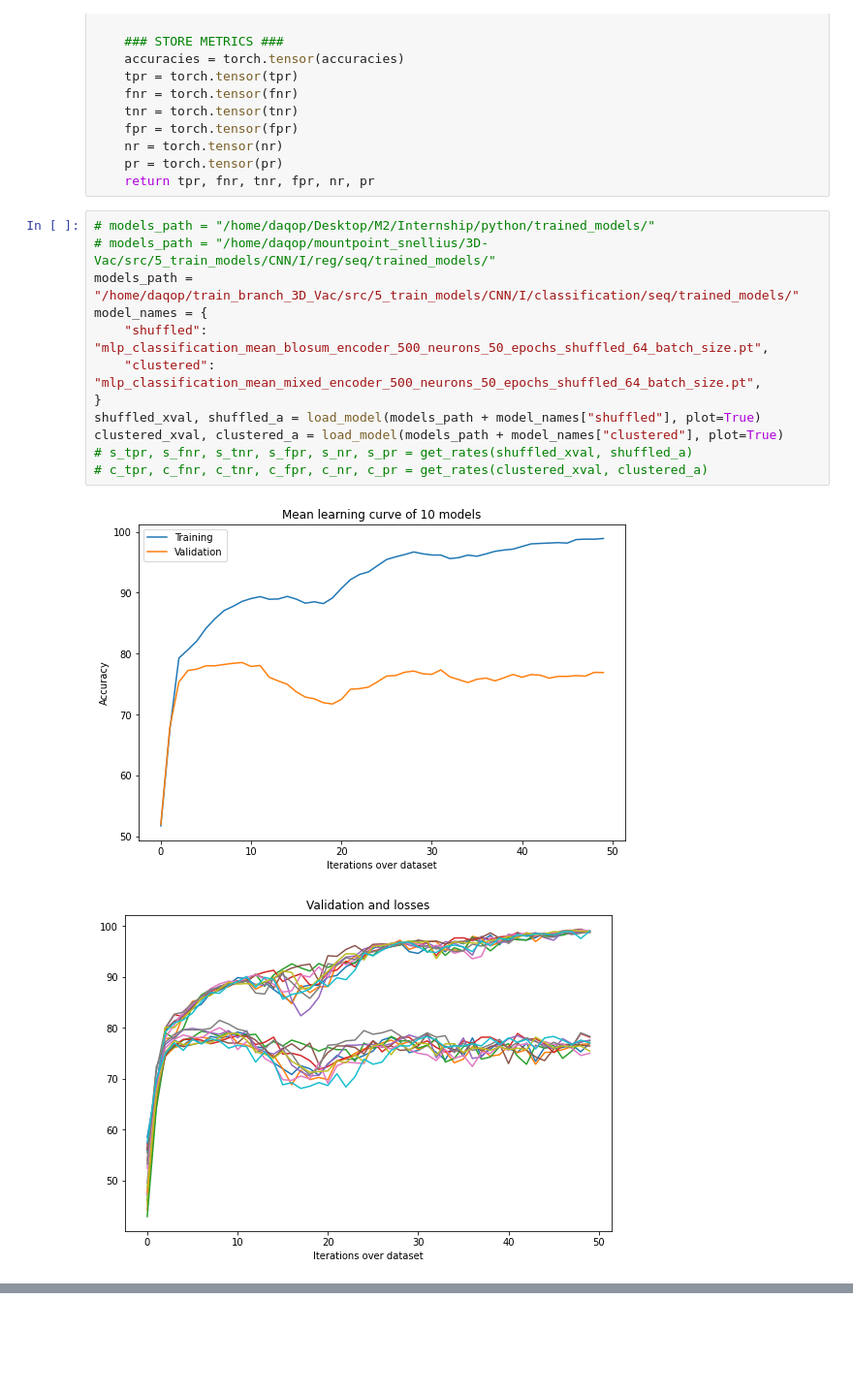
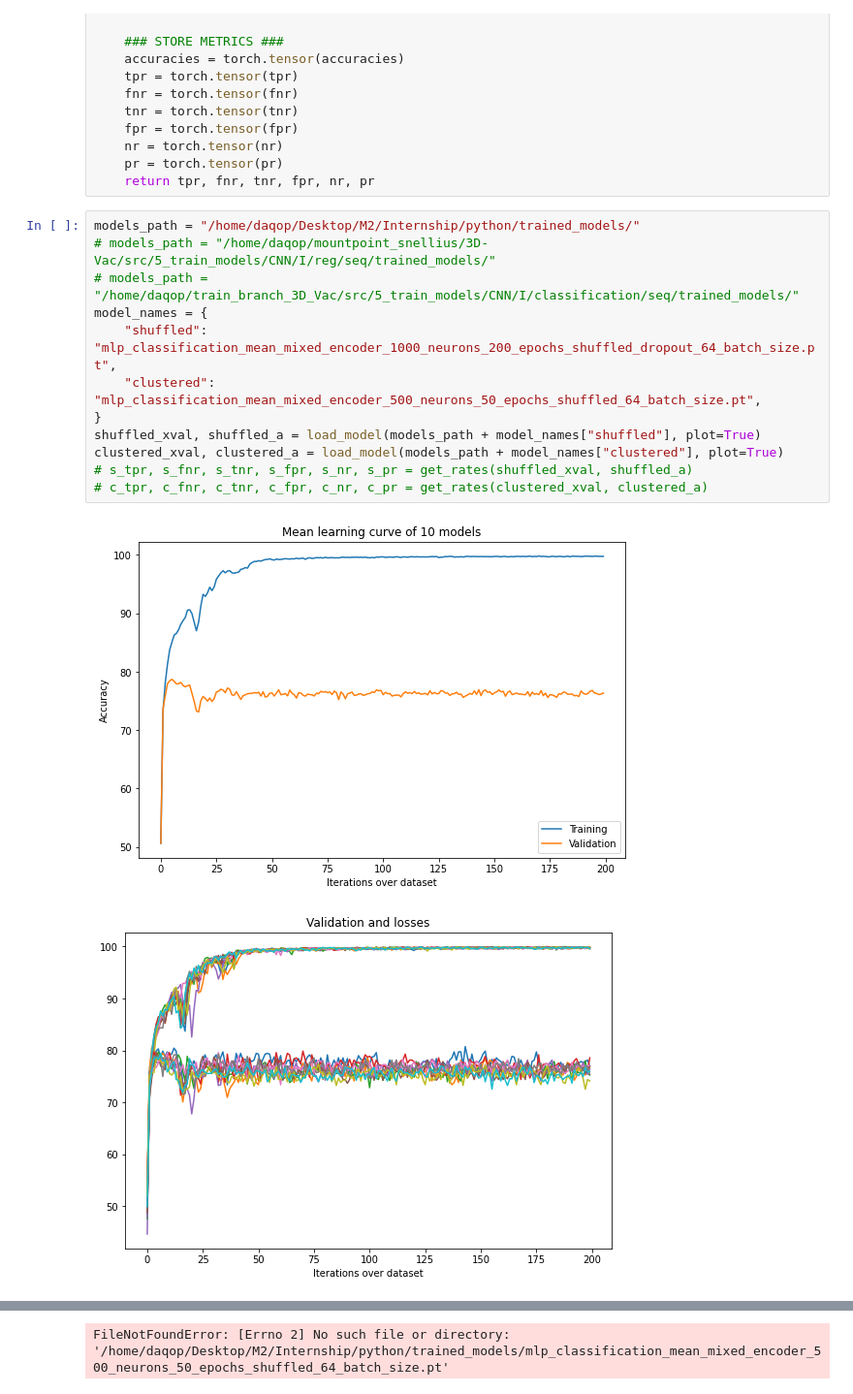
Before and after one commit to DeepRank/3D-Vac, a Jupyter notebook: src/5_train_models/explore_class_seq_xvalidation.ipynb, the cells around one changed output, grey strips where cells are left out. Shown at 97% size. Saved outputs shown, nothing was run; the diff lists cells and outputs as text; blank space fills up the shorter version.

Commit message:
trying without dropout

```diff
--- a/src/5_train_models/explore_class_seq_xvalidation.ipynb
+++ b/src/5_train_models/explore_class_seq_xvalidation.ipynb
@@ -98,17 +98,17 @@ def get_rates(xval_data, a):
     pr = torch.tensor(pr)
     return tpr, fnr, tnr, fpr, nr, pr
 # %%
-# models_path = "/home/daqop/Desktop/M2/Internship/python/trained_models/"
+models_path = "/home/daqop/Desktop/M2/Internship/python/trained_models/"
 # models_path = "/home/daqop/mountpoint_snellius/3D-Vac/src/5_train_models/CNN/I/reg/seq/trained_models/"
-models_path = "/home/daqop/train_branch_3D_Vac/src/5_train_models/CNN/I/classification/seq/trained_models/"
+# models_path = "/home/daqop/train_branch_3D_Vac/src/5_train_models/CNN/I/classification/seq/trained_models/"
 model_names = {
-    "shuffled": "mlp_classification_mean_blosum_encoder_500_neurons_50_epochs_shuffled_64_batch_size.pt",
+    "shuffled": "mlp_classification_mean_mixed_encoder_1000_neurons_200_epochs_shuffled_dropout_64_batch_size.pt",
     "clustered": "mlp_classification_mean_mixed_encoder_500_neurons_50_epochs_shuffled_64_batch_size.pt",
 }
 shuffled_xval, shuffled_a = load_model(models_path + model_names["shuffled"], plot=True)
 clustered_xval, clustered_a = load_model(models_path + model_names["clustered"], plot=True)
 # s_tpr, s_fnr, s_tnr, s_fpr, s_nr, s_pr = get_rates(shuffled_xval, shuffled_a)
 # c_tpr, c_fnr, c_tnr, c_fpr, c_nr, c_pr = get_rates(clustered_xval, clustered_a)
 # %% [output]
-[figure, old version]
+[figure, new version]
-[figure, old version]
+[figure, new version]
@@ -116,0 +115 @@ clustered_xval, clustered_a = load_model(models_path + model_names["clustered"],
+FileNotFoundError: [Errno 2] No such file or directory: '/home/daqop/Desktop/M2/Internship/python/trained_models/mlp_classification_mean_mixed_encoder_500_neurons_50_epochs_shuffled_64_batch_size.pt'
```
Also changed, not shown: parts of 1 cell of this notebook, 1 other file.
